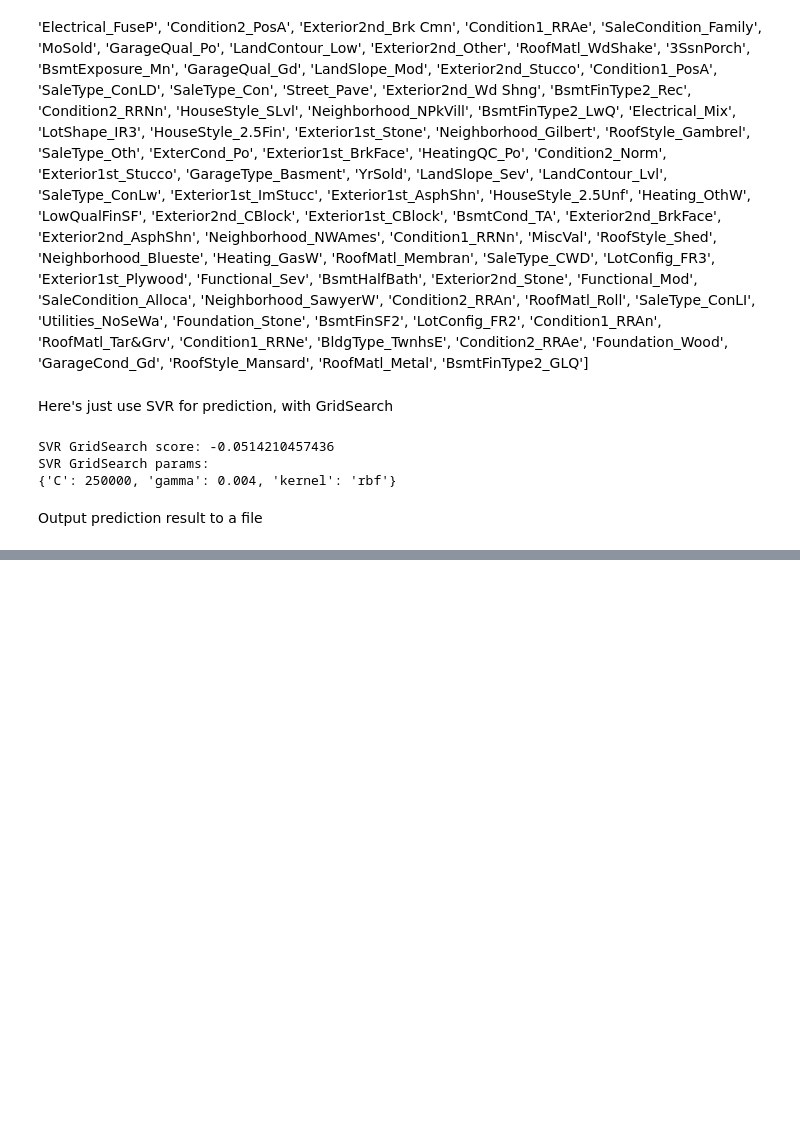
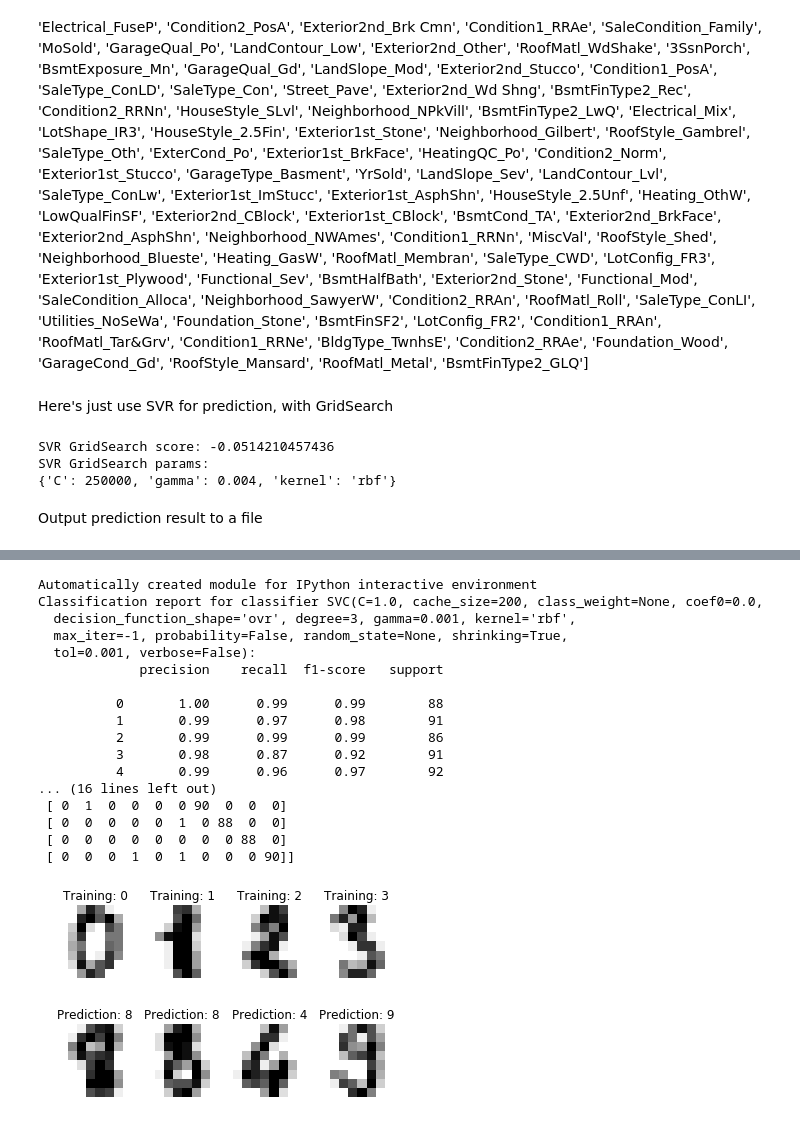
Before and after one commit to yrong/ml-topics, a Jupyter notebook: House_ Simple SVR(Support Vector Regression).ipynb, the cells around one changed output, grey strips where cells are left out. Cells and saved outputs as stored; diff of their text form; code cells hidden in the pictures; blank space fills up the shorter version.

```diff
--- a/House_ Simple SVR(Support Vector Regression).ipynb
+++ b/House_ Simple SVR(Support Vector Regression).ipynb
@@ -361,0 +392,74 @@ pred.to_csv("./input/submission_out.csv", index = False)
+# %%
+print(__doc__)
+
+# Author: Gael Varoquaux <gael dot varoquaux at normalesup dot org>
+# License: BSD 3 clause
+
+# Standard scientific Python imports
+import matplotlib.pyplot as plt
+
+# Import datasets, classifiers and performance metrics
+from sklearn import datasets, svm, metrics
+
+# The digits dataset
+digits = datasets.load_digits()
+
+# The data that we are interested in is made of 8x8 images of digits, let's
+# have a look at the first 4 images, stored in the `images` attribute of the
+# dataset.  If we were working from image files, we could load them using
+# matplotlib.pyplot.imread.  Note that each image must have the same size. For these
+# images, we know which digit they represent: it is given in the 'target' of
+# the dataset.
+images_and_labels = list(zip(digits.images, digits.target))
+for index, (image, label) in enumerate(images_and_labels[:4]):
+    plt.subplot(2, 4, index + 1)
+    plt.axis('off')
+    plt.imshow(image, cmap=plt.cm.gray_r, interpolation='nearest')
+    plt.title('Training: %i' % label)
+
+# To apply a classifier on this data, we need to flatten the image, to
+# turn the data in a (samples, feature) matrix:
+n_samples = len(digits.images)
+data = digits.images.reshape((n_samples, -1))
+
+# Create a classifier: a support vector classifier
+classifier = svm.SVC(gamma=0.001)
+
+# We learn the digits on the first half of the digits
+classifier.fit(data[:n_samples // 2], digits.target[:n_samples // 2])
+
+# Now predict the value of the digit on the second half:
+expected = digits.target[n_samples // 2:]
+predicted = classifier.predict(data[n_samples // 2:])
+
+print("Classification report for classifier %s:\n%s\n"
+      % (classifier, metrics.classification_report(expected, predicted)))
+print("Confusion matrix:\n%s" % metrics.confusion_matrix(expected, predicted))
+
+images_and_predictions = list(zip(digits.images[n_samples // 2:], predicted))
+for index, (image, prediction) in enumerate(images_and_predictions[:4]):
+    plt.subplot(2, 4, index + 5)
+    plt.axis('off')
+    plt.imshow(image, cmap=plt.cm.gray_r, interpolation='nearest')
+    plt.title('Prediction: %i' % prediction)
+
+plt.show()
+# %% [output]
+Automatically created module for IPython interactive environment
+Classification report for classifier SVC(C=1.0, cache_size=200, class_weight=None, coef0=0.0,
+  decision_function_shape='ovr', degree=3, gamma=0.001, kernel='rbf',
+  max_iter=-1, probability=False, random_state=None, shrinking=True,
+  tol=0.001, verbose=False):
+             precision    recall  f1-score   support
+
+          0       1.00      0.99      0.99        88
+          1       0.99      0.97      0.98        91
+          2       0.99      0.99      0.99        86
+          3       0.98      0.87      0.92        91
+          4       0.99      0.96      0.97        92
+... (16 lines left out)
+ [ 0  1  0  0  0  0 90  0  0  0]
+ [ 0  0  0  0  0  1  0 88  0  0]
+ [ 0  0  0  0  0  0  0  0 88  0]
+ [ 0  0  0  1  0  1  0  0  0 90]]
+[figure, added]
```
Also changed, not shown: parts of 1 cell of this notebook.
